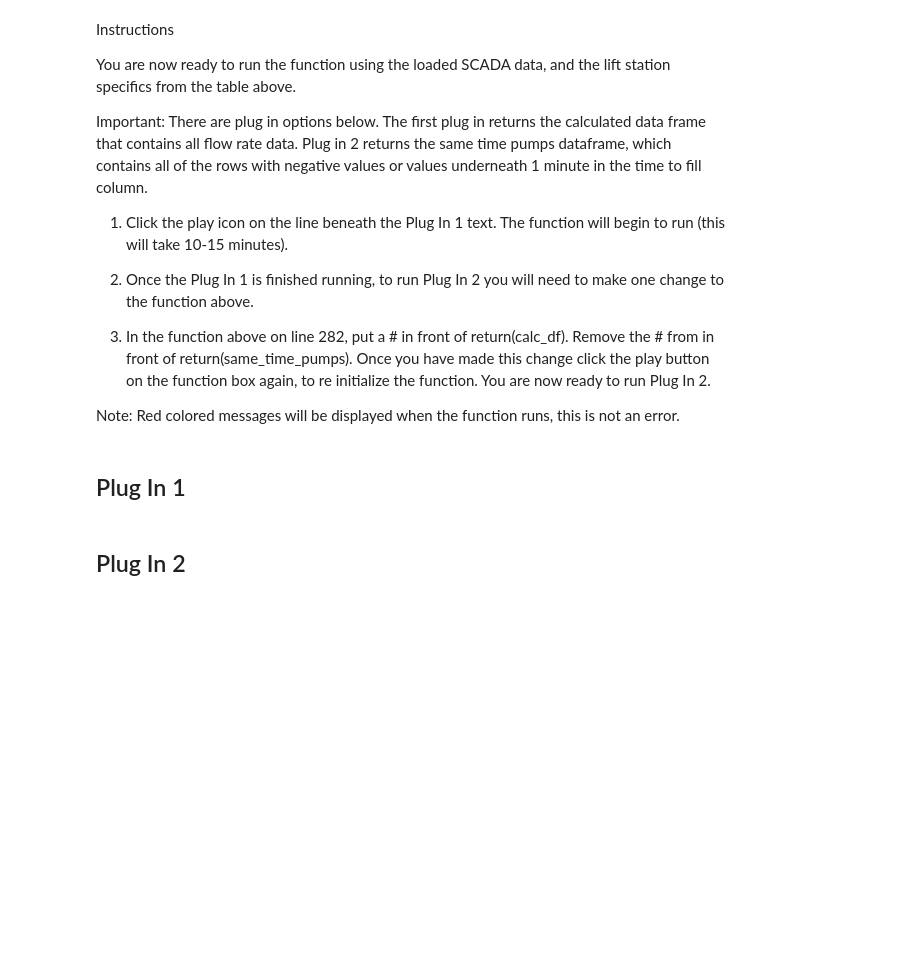
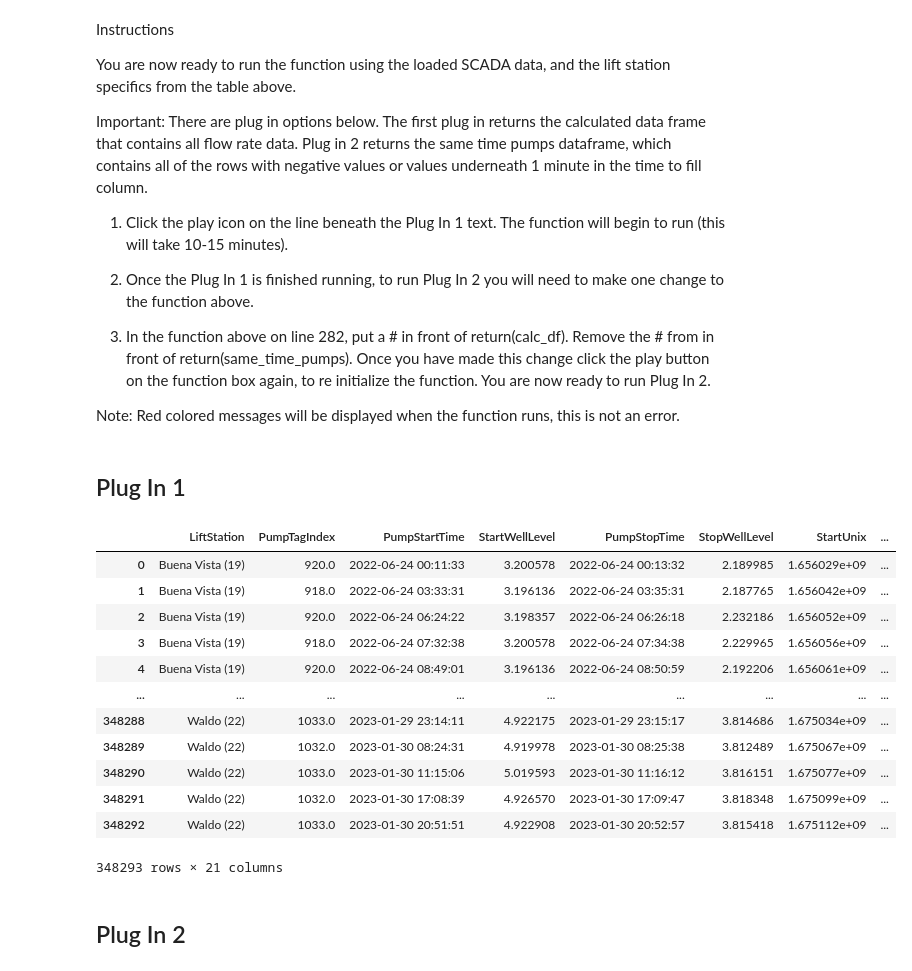
Before and after one commit to Oren-Fanok/Capstone, a Jupyter notebook: Flow Rate Calculation Function (All Lift Stations).ipynb, the cells around one changed output. Drawn from its saved outputs; the diff is of its cells as text; code cells hidden in the pictures; blank space fills up the shorter version.

```diff
--- a/Flow Rate Calculation Function (All Lift Stations).ipynb
+++ b/Flow Rate Calculation Function (All Lift Stations).ipynb
@@ -451,7 +451,21 @@ Note: Red colored messages will be displayed when the function runs, this is not
 # %%
 calc_df = calc_df.append(flow_rate_calculation(new_df))
 # %%
-#calc_df
+calc_df
+# %% [output]
+|  | LiftStation | PumpTagIndex | PumpStartTime | StartWellLevel | PumpStopTime | StopWellLevel | StartUnix | ... |
+| 0 | Buena Vista (19) | 920.0 | 2022-06-24 00:11:33 | 3.200578 | 2022-06-24 00:13:32 | 2.189985 | 1.656029e+09 | ... |
+| 1 | Buena Vista (19) | 918.0 | 2022-06-24 03:33:31 | 3.196136 | 2022-06-24 03:35:31 | 2.187765 | 1.656042e+09 | ... |
+| 2 | Buena Vista (19) | 920.0 | 2022-06-24 06:24:22 | 3.198357 | 2022-06-24 06:26:18 | 2.232186 | 1.656052e+09 | ... |
+| 3 | Buena Vista (19) | 918.0 | 2022-06-24 07:32:38 | 3.200578 | 2022-06-24 07:34:38 | 2.229965 | 1.656056e+09 | ... |
+| 4 | Buena Vista (19) | 920.0 | 2022-06-24 08:49:01 | 3.196136 | 2022-06-24 08:50:59 | 2.192206 | 1.656061e+09 | ... |
+| ... | ... | ... | ... | ... | ... | ... | ... | ... |
+| 348288 | Waldo (22) | 1033.0 | 2023-01-29 23:14:11 | 4.922175 | 2023-01-29 23:15:17 | 3.814686 | 1.675034e+09 | ... |
+| 348289 | Waldo (22) | 1032.0 | 2023-01-30 08:24:31 | 4.919978 | 2023-01-30 08:25:38 | 3.812489 | 1.675067e+09 | ... |
+| 348290 | Waldo (22) | 1033.0 | 2023-01-30 11:15:06 | 5.019593 | 2023-01-30 11:16:12 | 3.816151 | 1.675077e+09 | ... |
+| 348291 | Waldo (22) | 1032.0 | 2023-01-30 17:08:39 | 4.926570 | 2023-01-30 17:09:47 | 3.818348 | 1.675099e+09 | ... |
+| 348292 | Waldo (22) | 1033.0 | 2023-01-30 20:51:51 | 4.922908 | 2023-01-30 20:52:57 | 3.815418 | 1.675112e+09 | ... |
+348293 rows × 21 columns
 # %% [markdown]
 ## Plug In 2
 # %%
```
Also changed, not shown: parts of 1 cell of this notebook.
